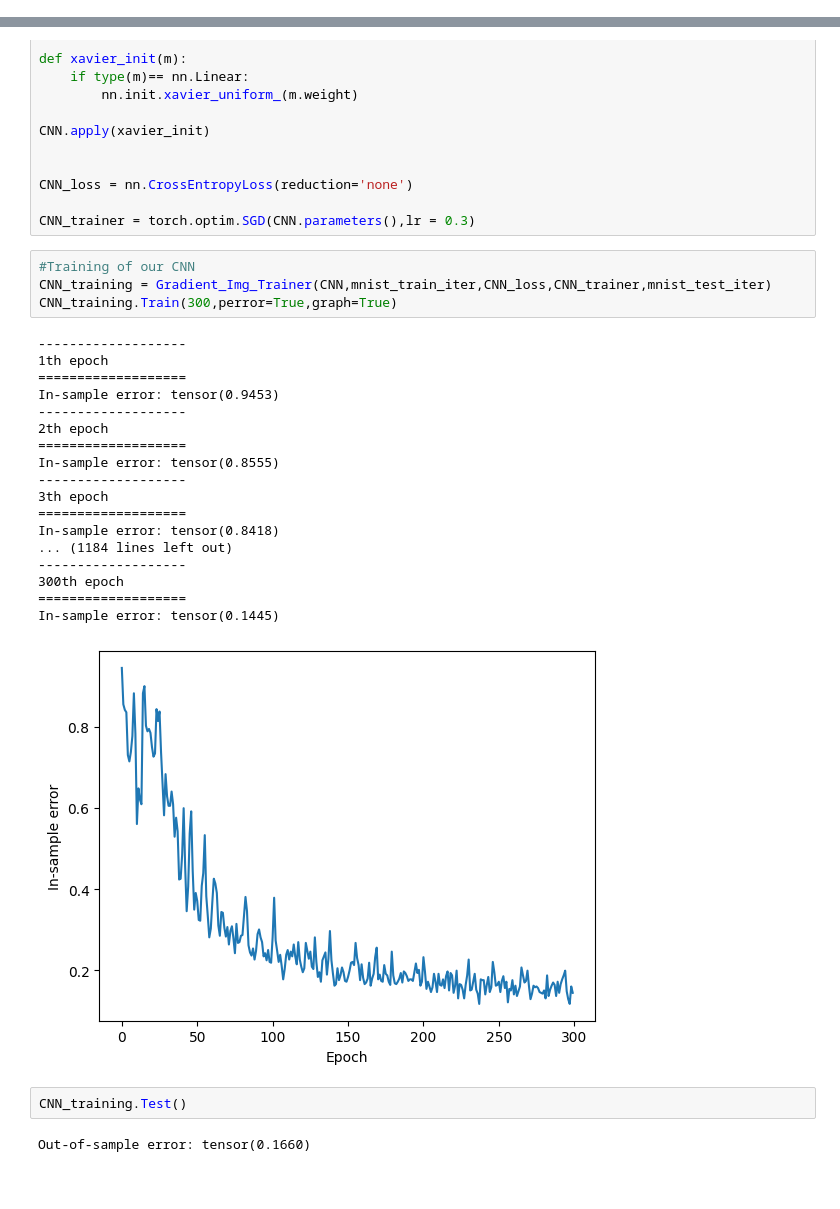
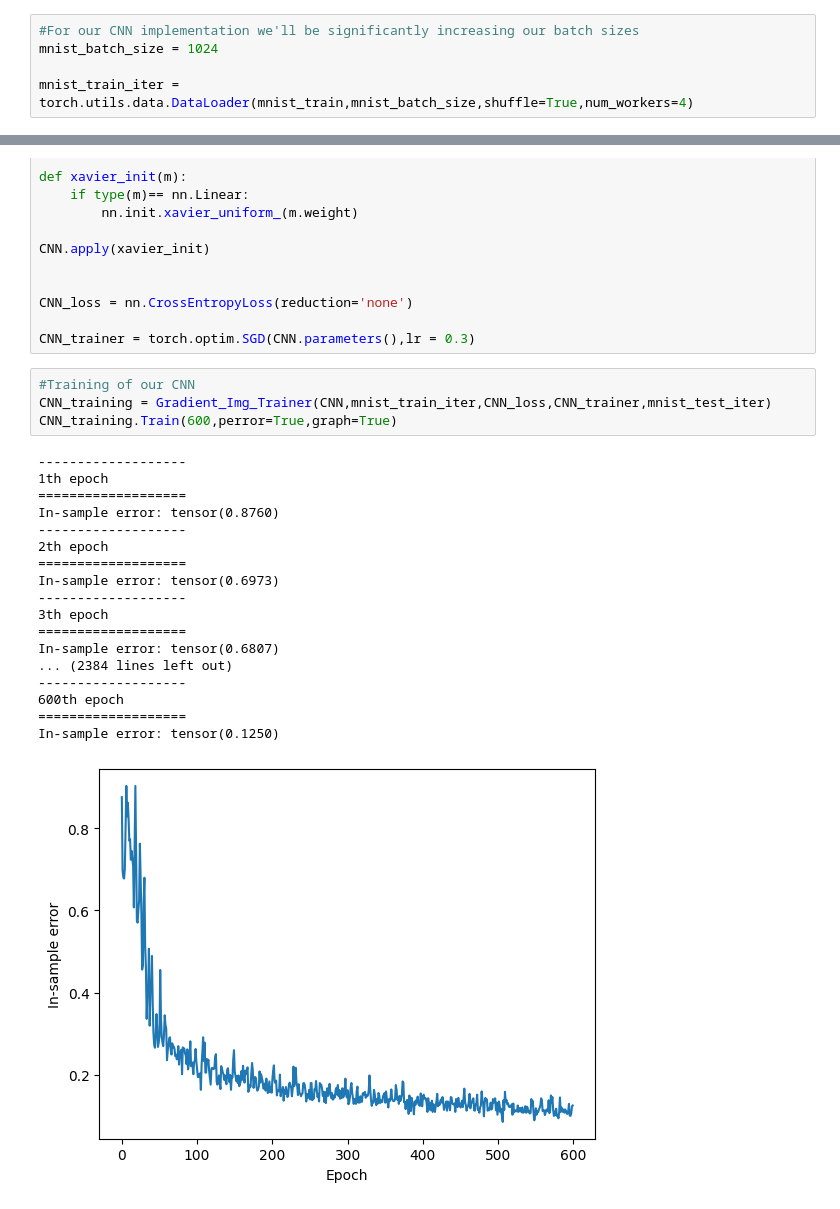
Before and after one commit to Bartosz-G/PyTorch-d2l-Practise, a Jupyter notebook: main.ipynb, the cells around one changed output, grey strips where cells are left out. Drawn from its saved outputs; the diff is of its cells as text; blank space fills up the shorter version.

```diff
--- a/main.ipynb
+++ b/main.ipynb
@@ -474,6 +474,11 @@ Dropout_training.Test()
 Out-of-sample error: tensor(0.2959)
 # %%
 '''--------------------------------------------------------'''
+# %%
+#For our CNN implementation we'll be significantly increasing our batch sizes
+mnist_batch_size = 1024
+
+mnist_train_iter = torch.utils.data.DataLoader(mnist_train,mnist_batch_size,shuffle=True,num_workers=4)
 # %%
 #Basic CNN implementation
 CNN = nn.Sequential(
@@ -499,27 +504,23 @@ CNN_trainer = torch.optim.SGD(CNN.parameters(),lr = 0.3)
 # %%
 #Training of our CNN
 CNN_training = Gradient_Img_Trainer(CNN,mnist_train_iter,CNN_loss,CNN_trainer,mnist_test_iter)
-CNN_training.Train(300,perror=True,graph=True)
+CNN_training.Train(600,perror=True,graph=True)
 # %% [output]
 -------------------
 1th epoch
 ===================
-In-sample error: tensor(0.9453)
+In-sample error: tensor(0.8760)
 -------------------
 2th epoch
 ===================
-In-sample error: tensor(0.8555)
+In-sample error: tensor(0.6973)
 -------------------
 3th epoch
 ===================
-In-sample error: tensor(0.8418)
-... (1184 lines left out)
+In-sample error: tensor(0.6807)
+... (2384 lines left out)
 -------------------
-300th epoch
+600th epoch
 ===================
-In-sample error: tensor(0.1445)
+In-sample error: tensor(0.1250)
-[figure, old version]
+[figure, new version]
-# %%
-CNN_training.Test()
-# %% [output]
-Out-of-sample error: tensor(0.1660)
```
Also changed, not shown: parts of 2 cells of this notebook.
